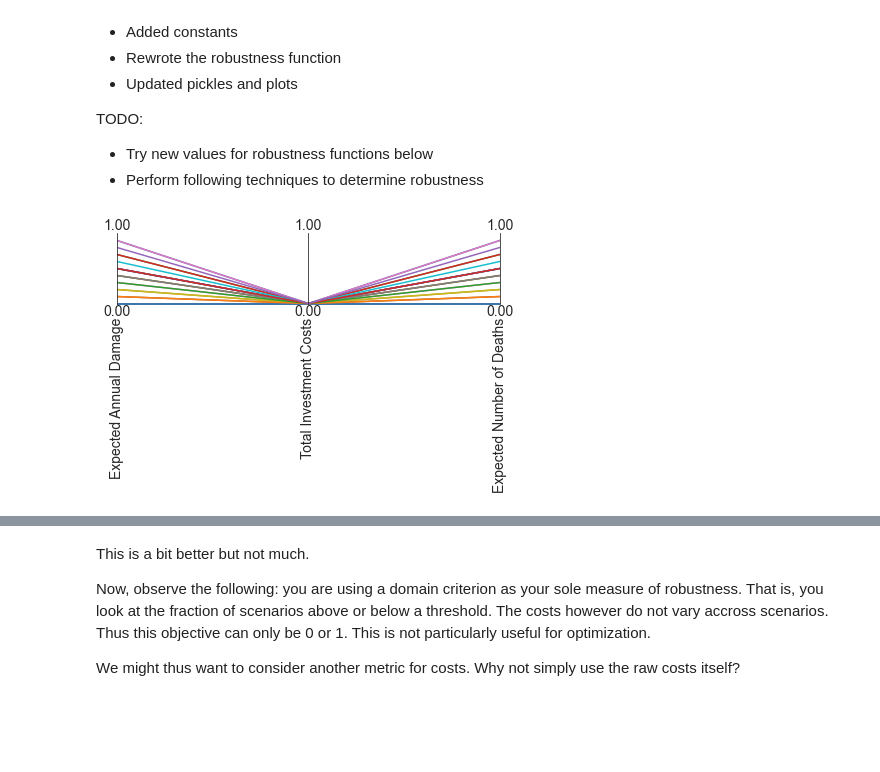
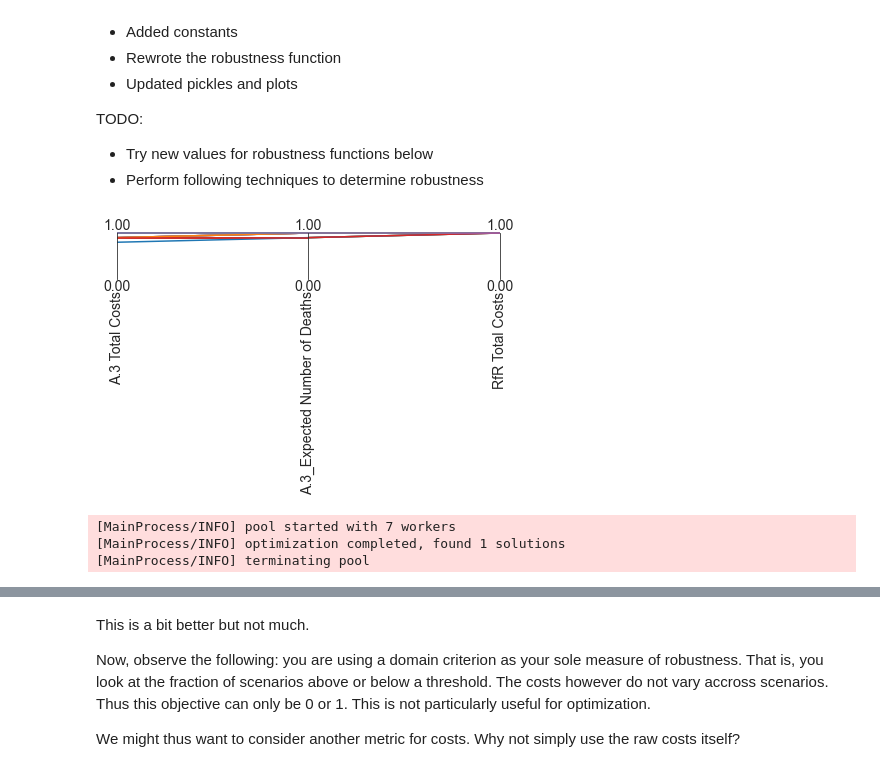
Before and after one commit to EwoutH/modelbased-g13, a Jupyter notebook: MORO robustness optimization.ipynb, the cells around one changed output, grey strips where cells are left out. Cells and saved outputs as stored; diff of their text form; code cells hidden in the pictures; blank space fills up the shorter version.

```diff
--- a/MORO robustness optimization.ipynb
+++ b/MORO robustness optimization.ipynb
@@ -152,34 +152,34 @@ Total_Investment_Costs = functools.partial(robustness, True, 6e8)#THOSE NUMBERS
 # %%
 from ema_workbench.analysis import parcoords
 
 experiments, outcomes = results2
 
-funcs = {'Expected Number of Deaths':Expected_Number_of_Deaths,
-         'Expected Annual Damage': Expected_Annual_Damage,
-         'Total Investment Costs': Total_Investment_Costs}
+funcs = {'A.3 Total Costs': A3_total_costs,
+         'A.3_Expected Number of Deaths': A3_number_of_deaths,
+         'RfR Total Costs': RfR_total_costs}
 
 total_scores = {}
 for policy in np.unique(experiments['policy']):
     scores = {}
     logical = experiments['policy'] == policy
 
-    temp_outcomes = {k:v[logical] for k,v in outcomes.items()}
+    temp_outcomes = {k:v[logical] for k,v in outcomes.items() if k in robustness_funcs}
 
     for k, v in temp_outcomes.items():
         score = funcs[k](v)
         scores[k] = score
     total_scores[policy] = scores
 
 data = pd.DataFrame(total_scores).T.reset_index(drop=True)
 limits = parcoords.get_limits(data)
 limits.loc[0, :] = 0
 limits.loc[1, :] = 1
 
 paraxes = parcoords.ParallelAxes(limits)
 paraxes.plot(data)
 plt.show()
 # %% [output]
-[figure, old version]
+[figure, new version]
 # %%
 from ema_workbench.em_framework.optimization import EpsilonProgress
 
@@ -188,31 +188,35 @@ convergence = [EpsilonProgress()]
 MAXIMIZE = ScalarOutcome.MAXIMIZE
 MINIMIZE = ScalarOutcome.MINIMIZE
 
-funcs = {'Expected Number of Deaths':Expected_Number_of_Deaths,
-         'Expected Annual Damage': Expected_Annual_Damage,
-         'Total Investment Costs': Total_Investment_Costs}
+funcs = {'A.3 Total Costs': A3_total_costs,
+         'A.3_Expected Number of Deaths': A3_number_of_deaths,
+         'RfR Total Costs': RfR_total_costs}
 
-robustnes_functions = [ScalarOutcome('Expected Number of Deaths', kind=MAXIMIZE,
-                                     function=Expected_Number_of_Deaths),
-                       ScalarOutcome('Expected Annual Damage', kind=MAXIMIZE,
-                                     function=Expected_Annual_Damage),
-                       ScalarOutcome('Total Investment Costs', kind=MAXIMIZE,
-                                     function=Total_Investment_Costs),
+robustnes_functions = [ScalarOutcome('A.3 Total Costs', kind=MINIMIZE,
+                                     function=A3_total_costs),
+                       ScalarOutcome('A.3_Expected Number of Deaths', kind=MINIMIZE,
+                                     function=A3_number_of_deaths),
+                       ScalarOutcome('RfR Total Costs', kind=MINIMIZE,
+                                     function=RfR_total_costs),
                       ]
 
-epsilons=[0.05,]*len(funcs)  #final value of epsilon should be much lower.Just for experiment purposes is 1
+epsilons=[0.05]*len(funcs)  #final value of epsilon should be much lower.Just for experiment purposes is 1
 
-use_pickle3 = True
+use_pickle3 = False
 if use_pickle3:
     with open('data/moro_rob_results3.pickle', 'rb') as filehandler:
         results3 = pickle.load(filehandler)
 else:
-    with MultiprocessingEvaluator(model) as evaluator:
-        results3 = evaluator.robust_optimize(robustnes_functions, scenarios,nfe=nfe, convergence=convergence, epsilons=epsilons)
+    with MultiprocessingEvaluator(model, n_processes=7) as evaluator:
+        results3 = evaluator.robust_optimize(robustnes_functions, scenarios,nfe=nfe, convergence=convergence, epsilons=epsilons, convergence_freq=25)
         # Save results in Pickle file
         with open("data/moro_rob_results3.pickle","wb") as filehandler:
             pickle.dump(results3, filehandler)
 archive, convergence = results3
+# %% [output]
+[MainProcess/INFO] pool started with 7 workers
+[MainProcess/INFO] optimization completed, found 1 solutions
+[MainProcess/INFO] terminating pool
 # %%
 fig, ax = plt.subplots()
 ax.plot(convergence.nfe, convergence.epsilon_progress)
```
Also changed, not shown: parts of 9 cells of this notebook, 1 other file.
